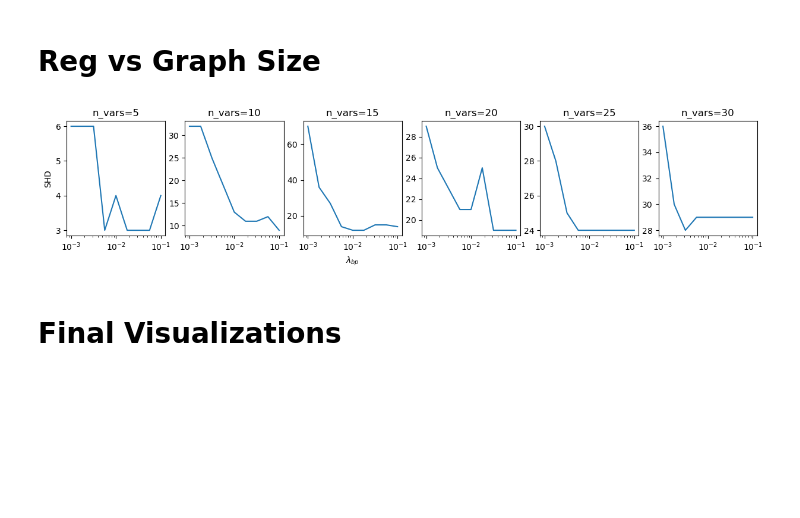
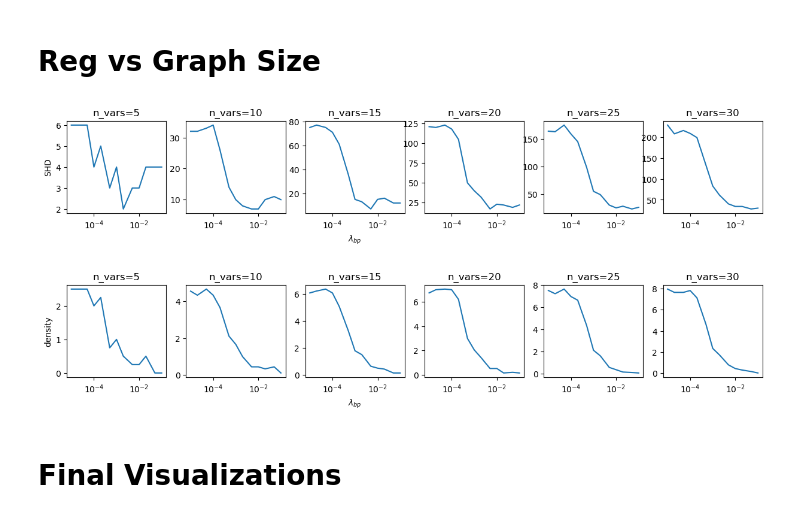
Before and after one commit to AyushBatra01/FG-Structure-NN, a Jupyter notebook: experiments/01_regularization.ipynb, the cells around one changed output. Cells and saved outputs as stored; diff of their text form; code cells hidden in the pictures; blank space fills up the shorter version.

```diff
--- a/experiments/01_regularization.ipynb
+++ b/experiments/01_regularization.ipynb
@@ -345,7 +370,7 @@ for ss in sample_sizes:
     ss_results[ss] = exp_results
 # %%
 # KL plot
-fig, axs = plt.subplots(1,5, figsize=(15,3))
+fig, axs = plt.subplots(1,4, figsize=(16,3))
 for i in range(len(sample_sizes)):
     ss = sample_sizes[i]
     res = ss_results[ss]
@@ -364,6 +389,6 @@ plt.show()
 # %%
 # SHD plot
-fig, axs = plt.subplots(1,5, figsize=(15,3))
+fig, axs = plt.subplots(1,4, figsize=(16,3))
 for i in range(len(sample_sizes)):
     ss = sample_sizes[i]
     res = ss_results[ss]
@@ -381,0 +407,16 @@ plt.show()
+# %%
+# density plot
+fig, axs = plt.subplots(1,4, figsize=(16,3))
+for i in range(len(sample_sizes)):
+    ss = sample_sizes[i]
+    res = ss_results[ss]
+    x = [rs['lambda_bp'] for rs in res]
+    y = [rs['density'] for rs in res]
+    axs[i].plot(x, y)
+    axs[i].set_xscale("log")
+    axs[i].set_title(f"n={ss}")
+    if i == 0:
+        axs[i].set_ylabel("density")
+    if i == 2:
+        axs[i].set_xlabel("$\lambda_{bp}$")
+plt.show()
@@ -386,35 +429,53 @@ n_vars_list = np.arange(5,31,5,dtype=np.int32)
 
 size_results = {}
 
-size_lambda_bp_vals = 10**np.arange(-3,-1+0.01,0.25)
+# size_lambda_bp_vals = 10**np.arange(-4,-2+0.01,0.25)
 
 for size in n_vars_list:
     rng = np.random.default_rng(123)
     graph_here = generate_random_tree(n=size, alphabet_size=2, rng=rng)
     samples_here = graph_here.sample(nsamples=500, seed=50, progress=False)
     exp_results = run_experiment(
-        graph_here, samples_here, size_lambda_bp_vals,
-        K=int(1.5*size), max_factor_size=5, epochs=80, seed=317, compute_kl=False
+        graph_here, samples_here, lambda_bp_vals,
+        max_factor_size=5, epochs=100, seed=317, compute_kl=False, n_runs=1
     )
     size_results[size] = exp_results
 # %%
 # SHD plot
-fig, axs = plt.subplots(1,6, figsize=(15,2.5))
+fig, axs = plt.subplots(1,6, figsize=(15,2))
 for i in range(len(n_vars_list)):
     nv = n_vars_list[i]
     res = size_results[nv]
     x = [rs['lambda_bp'] for rs in res]
     y = [rs['SHD'] for rs in res]
     axs[i].plot(x, y)
     axs[i].set_xscale("log")
     axs[i].set_title(f"n_vars={nv}")
     if i == 0:
         axs[i].set_ylabel("SHD")
     if i == 2:
         axs[i].set_xlabel("$\lambda_{bp}$")
 plt.show()
 # %% [output]
-[figure, old version]
+[figure, new version]
+# %%
+# density plot
+fig, axs = plt.subplots(1,6, figsize=(15,2))
+for i in range(len(n_vars_list)):
+    nv = n_vars_list[i]
+    res = size_results[nv]
+    x = [rs['lambda_bp'] for rs in res]
+    y = [rs['density'] for rs in res]
+    axs[i].plot(x, y)
+    axs[i].set_xscale("log")
+    axs[i].set_title(f"n_vars={nv}")
+    if i == 0:
+        axs[i].set_ylabel("density")
+    if i == 2:
+        axs[i].set_xlabel("$\lambda_{bp}$")
+plt.show()
+# %% [output]
+[figure, added]
 # %% [markdown]
 # Final Visualizations
 # %%
```
Also changed, not shown: parts of 27 cells of this notebook, 4 other files.
